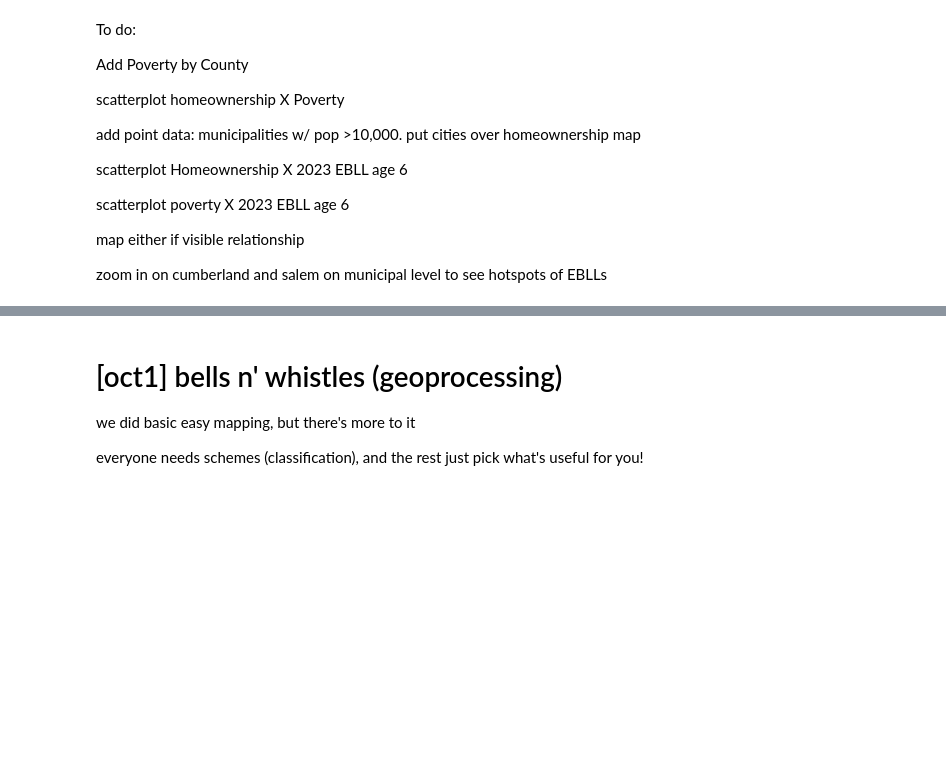
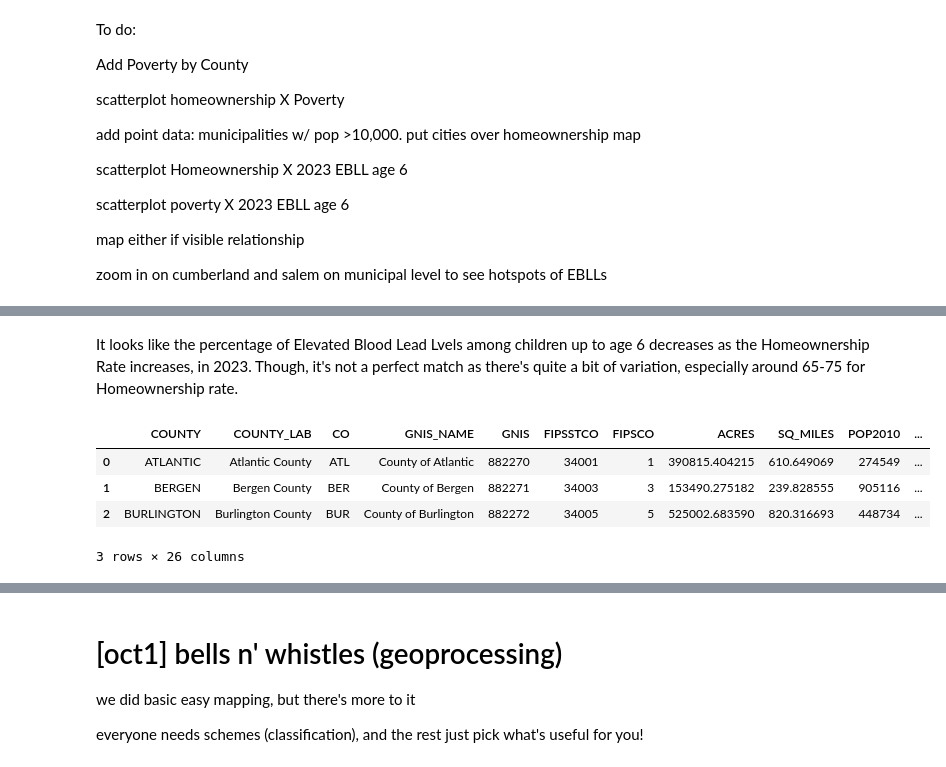
Before and after one commit to Kristina-RUC/datamana, a Jupyter notebook: map.ipynb, the cells around one changed output, grey strips where cells are left out. Saved outputs shown, nothing was run; the diff lists cells and outputs as text; code cells hidden in the pictures; blank space fills up the shorter version.

```diff
--- a/map.ipynb
+++ b/map.ipynb
@@ -1621,0 +1648,12 @@ sns.jointplot(x='Homeownership Rate', y='%\nEBLL', data=merged_data, kind='reg')
+# %% [markdown]
+It looks like the percentage of Elevated Blood Lead Lvels among children up to age 6 decreases as the Homeownership Rate increases, in 2023. Though, it's not a perfect match as there's quite a bit of variation, especially around 65-75 for Homeownership rate.
+# %%
+homeownBLL26MON_2023 = pd.merge(nj2023bll26, njhome, on='COUNTY', how='inner')
+homeownBLL26MON_2023.head(3)
+# to see what the headers are called to use in plotting
+# %% [output]
+|  | COUNTY | COUNTY_LAB | CO | GNIS_NAME | GNIS | FIPSSTCO | FIPSCO | ACRES | SQ_MILES | POP2010 | ... |
+| 0 | ATLANTIC | Atlantic County | ATL | County of Atlantic | 882270 | 34001 | 1 | 390815.404215 | 610.649069 | 274549 | ... |
+| 1 | BERGEN | Bergen County | BER | County of Bergen | 882271 | 34003 | 3 | 153490.275182 | 239.828555 | 905116 | ... |
+| 2 | BURLINGTON | Burlington County | BUR | County of Burlington | 882272 | 34005 | 5 | 525002.683590 | 820.316693 | 448734 | ... |
+3 rows × 26 columns
```
Also changed, not shown: parts of 7 cells of this notebook.
